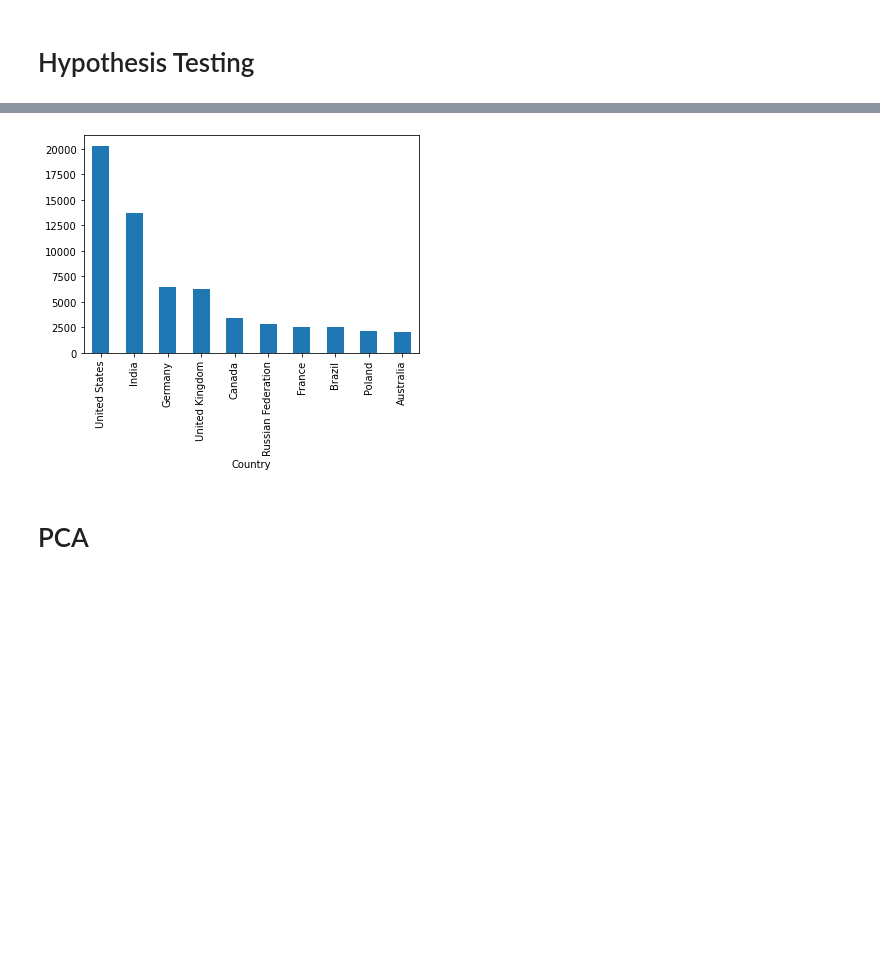
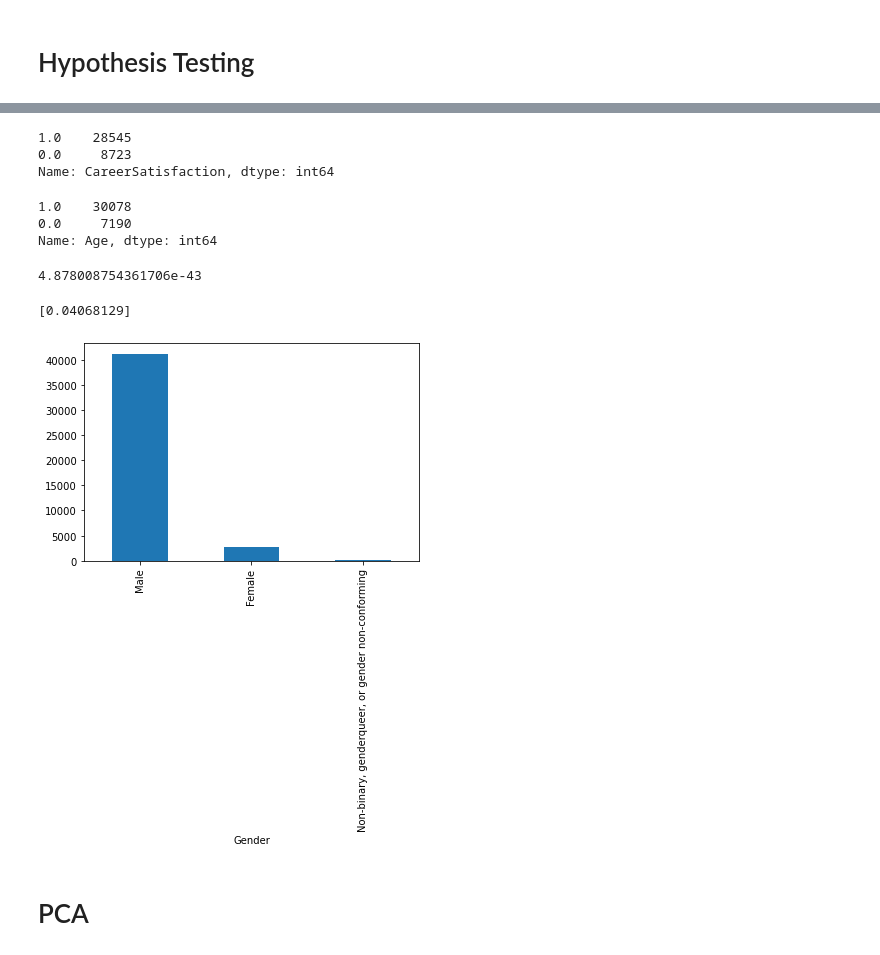
Before and after one commit to akashsky1994/stack-overflow-developer-survey-analysis, a Jupyter notebook: developer-data-analysis.ipynb, the cells around one changed output, grey strips where cells are left out. Saved outputs shown, nothing was run; the diff lists cells and outputs as text; code cells hidden in the pictures; blank space fills up the shorter version.

Commit message:
Hypothesis

```diff
--- a/developer-data-analysis.ipynb
+++ b/developer-data-analysis.ipynb
@@ -220,3 +237,19 @@ X.dropna(subset=["ParentsWithHighEducation"],inplace=True) #Droping NaN values
+# %%
+X_dummy.loc[X_dummy['CareerSatisfaction'] <= 3.0, 'CareerSatisfaction'] = 0
+X_dummy.loc[X_dummy['CareerSatisfaction'] > 3.0, 'CareerSatisfaction'] = 1
+X_dummy['CareerSatisfaction'].value_counts()
+# %% [output]
+1.0    28545
+0.0     8723
+Name: CareerSatisfaction, dtype: int64
+# %%
+X_dummy.loc[X_dummy['Age'] <= 25, 'Age'] = 0
+X_dummy.loc[X_dummy['Age'] > 25, 'Age'] = 1
+X_dummy['Age'].value_counts()
+# %% [output]
+1.0    30078
+0.0     7190
+Name: Age, dtype: int64
 # %%
 #Ads Hypothesis 81-94
 #dOES PER cOUNTRY Criteria change(skills)
@@ -224,45 +257,43 @@ X.dropna(subset=["ParentsWithHighEducation"],inplace=True) #Droping NaN values
 #Self Taught vs Formal Educated Developer does have Job/Career Satisfaction and more paid?
 #Does Self Taught vs Formal Educated Developer have inferiority complex
 
-df_country= (df.groupby(['Country'])).count()
-df_country.sort_values(by=['Respondent'], ascending=False, inplace=True)
+#Age and Job and Career Satisfaction
 
-df_country.iloc[0:10, 0].plot.bar()
+#Null Hypothesis Career Satisfaction remains same at all Age level.
+M1=X_dummy['Age']
+M2=X_dummy['CareerSatisfaction']
 
-
-USPeople_df= df[df['Country']== 'United States']
-IndianPeople_df= df[df['Country']== 'India']
-USPeople_df=USPeople_df[['Country','JobSatisfaction']]
-IndianPeople_df=IndianPeople_df[['Country','JobSatisfaction']]
-#decide hypothesis Akash
+u,p=stats.mannwhitneyu(M1,M2)
+print(p)
 # %% [output]
-[figure, removed]
+4.878008754361706e-43
 # %%
 #%% Hypothesis for US male and female developers equally paid
 #Code is designed in such way can compare for any country.
 
+#Performing T test because assuming the sample is representative of actual population parameters.
 
+df.dropna(subset=['ConvertedSalary'], inplace=True)
 df_allgender=df.groupby(['Gender']).count()
 df_allgender.sort_values(by=['Respondent'], ascending=False, inplace=True)
 df_allgender.iloc[0:3, 0].plot.bar()
 
 df_allgender=df_allgender.T
 df_gender= df_allgender[['Female', 'Male']]
 df_gender=df_gender.iloc[0, :]
 
 df_female= df[df['Gender']== 'Female']
 df_male= df[df['Gender']== 'Male']
-femaleSalaries_df= df_female[['Country','Currency','CurrencySymbol','Salary']]
-maleSalaries_df= df_male[['Country','Currency','CurrencySymbol','Salary']]
+femaleSalaries_df= df_female[['ConvertedSalary']]
+maleSalaries_df= df_male[['ConvertedSalary']]
 
+t,p= stats.ttest_ind(femaleSalaries_df, maleSalaries_df)
+print(p)
 
-USFemaleSalaries=pd.DataFrame(femaleSalaries_df.groupby('Currency')['Salary'])
-USMaleSalaries=pd.DataFrame(maleSalaries_df.groupby('Currency')['Salary'])
-M1=USFemaleSalaries.iloc[18, 1]
-M2=USMaleSalaries.iloc[18,1]
-
-u,p1 = stats.mannwhitneyu(M1,M2)
-k,p=stats.kstest(M1,M2)
+#As p<0.05, we can reject the Null Hypothesis, but we don't have enough evidence to prove that male and female are equally paid.
+# %% [output]
+[0.04068129]
+[figure, added]
 # %% [markdown]
 # PCA
 # %%
```
Also changed, not shown: parts of 2 cells of this notebook.
